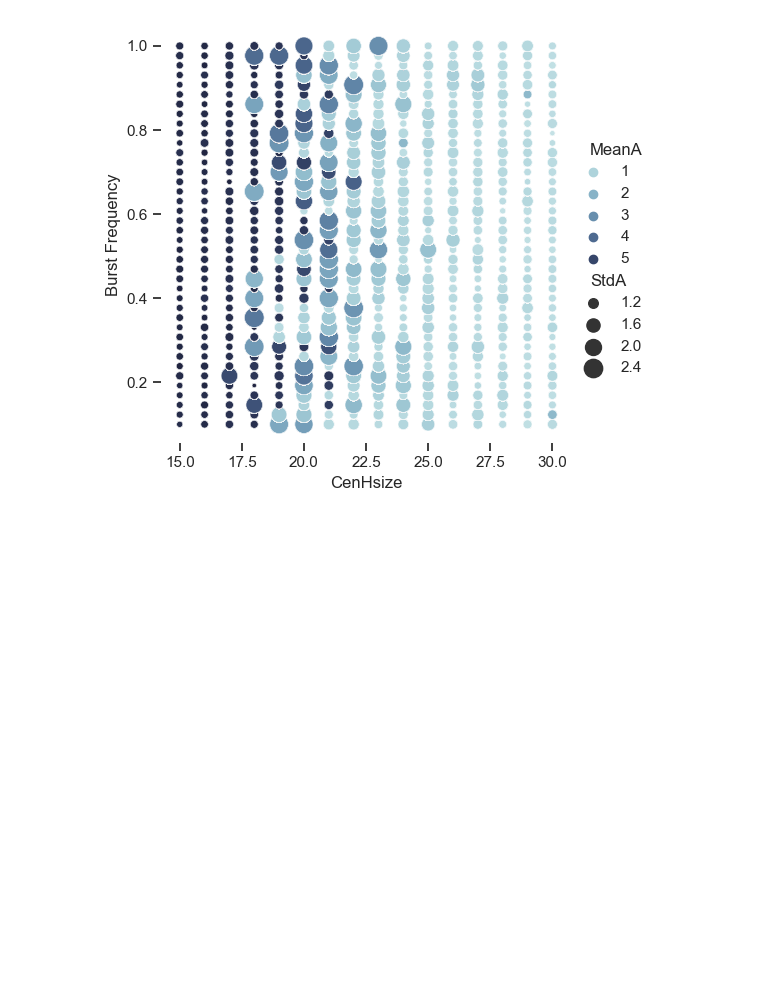
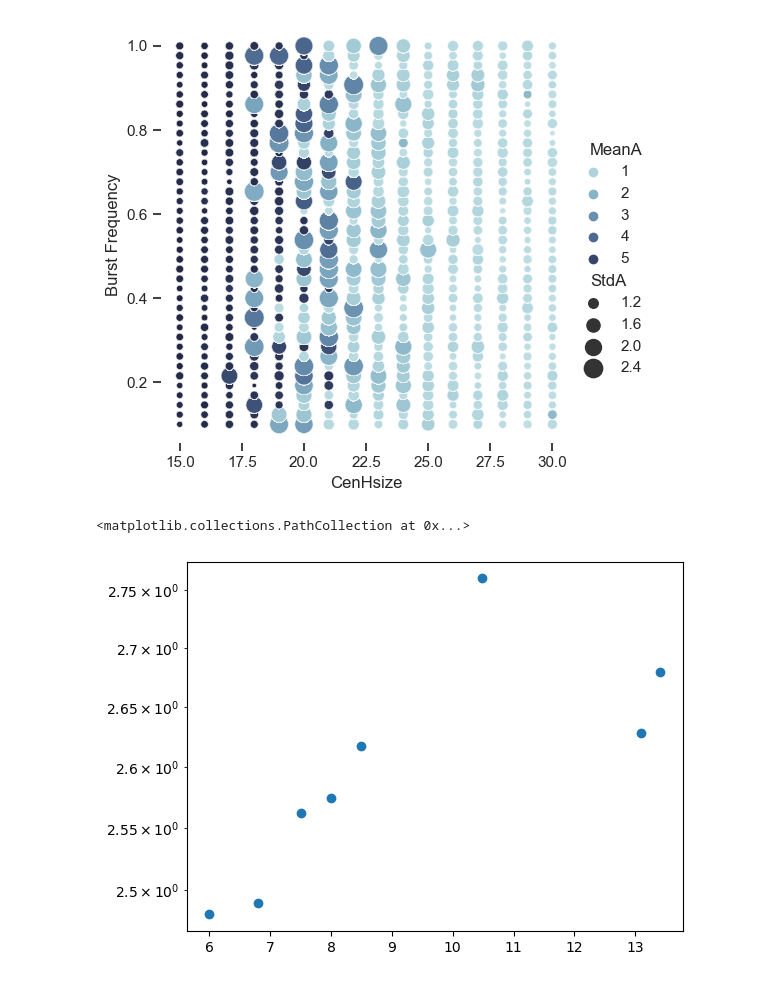
Before and after one commit to Adrien-Berard/InternshipKU, a Jupyter notebook: ModellingChromatine/read_scan_cenH.ipynb, the cells around one changed output. Cells and saved outputs as stored; diff of their text form; code cells hidden in the pictures; blank space fills up the shorter version.

```diff
--- a/ModellingChromatine/read_scan_cenH.ipynb
+++ b/ModellingChromatine/read_scan_cenH.ipynb
@@ -89,3 +120,12 @@ g.despine(left=True, bottom=True)
 # %% [output]
 <seaborn.axisgrid.FacetGrid at 0x...>
 [figure]
+# %%
+from matplotlib import pyplot as plt
+X = [7.5,6,13.41,8.5,8,6.807692308,10.47619048,13.1]
+Y = [2.561697533,2.480725379,2.679881942,2.617000341,2.574609941,2.489958479,2.760422483,2.62838893]
+plt.yscale("log")
+plt.scatter(X,Y)
+# %% [output]
+<matplotlib.collections.PathCollection at 0x...>
+[figure, added]
```
Also changed, not shown: parts of 12 cells of this notebook, 7 other files.
